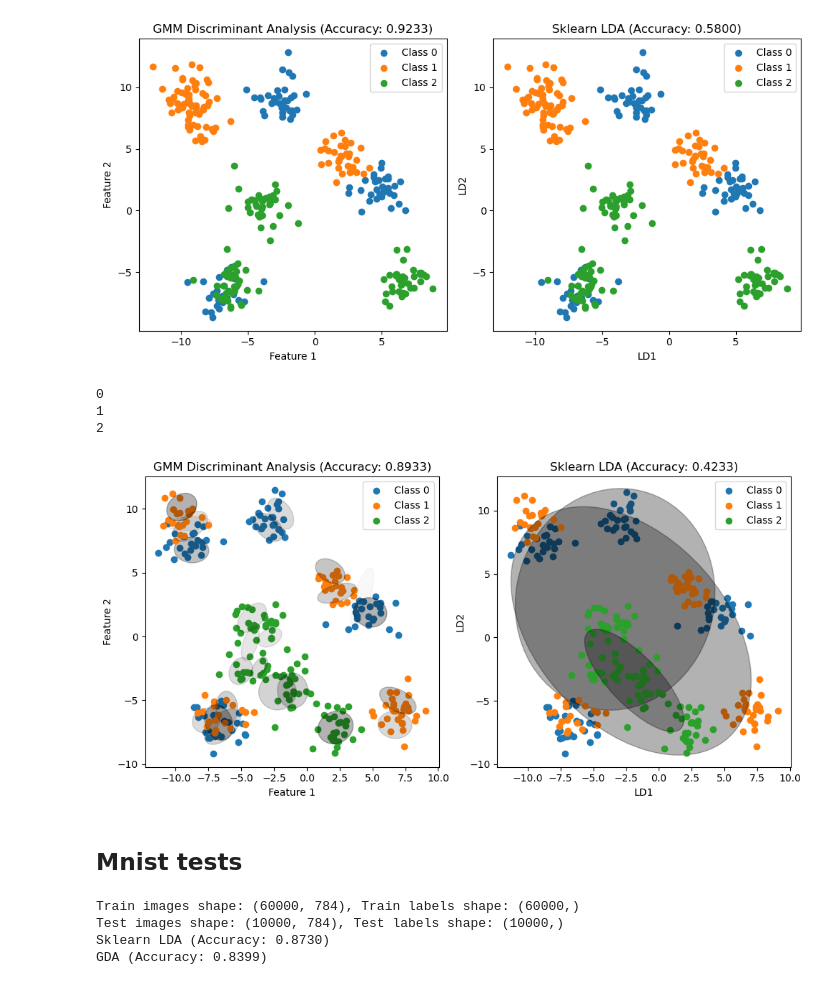
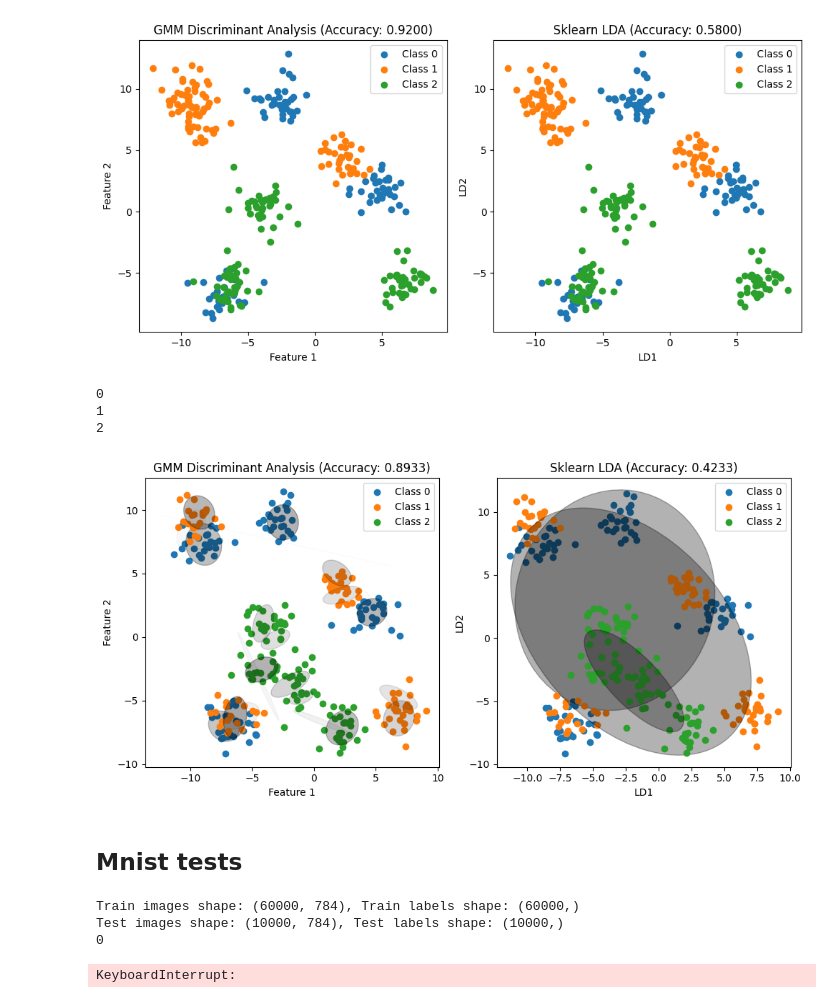
Before and after one commit to IAntoineV/GDA, a Jupyter notebook: experiment.ipynb, the cells around one changed output. Cells and saved outputs as stored; diff of their text form; code cells hidden in the pictures.

```diff
--- a/experiment.ipynb
+++ b/experiment.ipynb
@@ -75,7 +75,7 @@ def plot_gmm_lda(X_train, X_test, y_train, y_test, n_components=2):
     fig, axes = plt.subplots(1, 2, figsize=(10, 5))
 
     # 1. GMM Discriminant Analysis
-    gmm_classifier = GDA(n_components=n_components)
+    gmm_classifier = GDA(n_components=n_components, km_init=True)
     gmm_classifier.fit(X_train, y_train)
     y_pred_gmm = gmm_classifier.predict(X_test)
     accuracy_gmm = accuracy_score(y_test, y_pred_gmm)
@@ -104,34 +104,34 @@ def plot_gmm_lda(X_train, X_test, y_train, y_test, n_components=2):
 
     # Plot LDA means and covariance
     ax = axes[1]
     ax.set_title(f"Sklearn LDA (Accuracy: {accuracy_lda:.4f})")
     for cls in np.unique(y_train):
         ax.scatter(X_test[y_test == cls, 0], X_test[y_test == cls, 1], label=f"Class {cls}")
         mean = lda_sklearn.means_[cls]
         cov = np.cov(X_train[y_train == cls].T)
         plot_cov_ellipse(cov, mean, ax, color='black')
     ax.set_xlabel('LD1')
     ax.set_ylabel('LD2')
     ax.legend()
 
     plt.tight_layout()
     plt.show()
 
 
 
 # Generate a multimodal dataset
 X, y = generate_multimodal_data(n_samples=1000, n_features=2, n_classes=3, n_clusters_per_class=4)
 
 # Train-test split
 X_train, X_test, y_train, y_test = train_test_split(X, y, test_size=0.3, random_state=42)
 
 # Compare GMM Discriminant Analysis with LDA
 plot_gmm_lda(X_train, X_test, y_train, y_test, n_components=8)
 # %% [output]
 0
 1
 2
-[figure, old version]
+[figure, new version]
 # %% [markdown]
 ## Mnist tests
 # %%
@@ -161,7 +161,7 @@ print(f"Train images shape: {X_train.shape}, Train labels shape: {Y_train.shape}
 print(f"Test images shape: {X_test.shape}, Test labels shape: {Y_test.shape}")
 
 
-gda_components = 4
+gda_components = [4, 3, 5, 3, 5, 4, 5, 3, 4, 4]
 
 
 
@@ -182,5 +182,5 @@ print(f"GDA (Accuracy: {accuracy_gmm:.4f})")
 # %% [output]
 Train images shape: (60000, 784), Train labels shape: (60000,)
 Test images shape: (10000, 784), Test labels shape: (10000,)
-Sklearn LDA (Accuracy: 0.8730)
-GDA (Accuracy: 0.8399)
+0
+KeyboardInterrupt:
```
Also changed, not shown: parts of 1 cell of this notebook, 2 other files.
